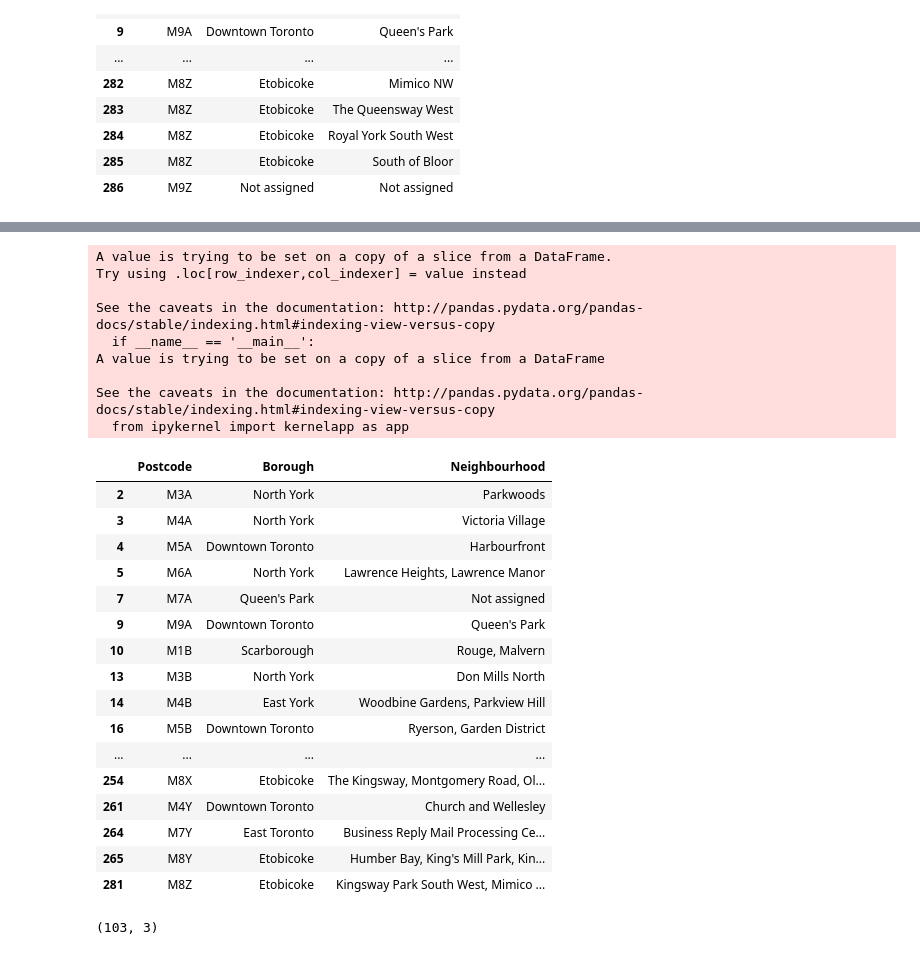
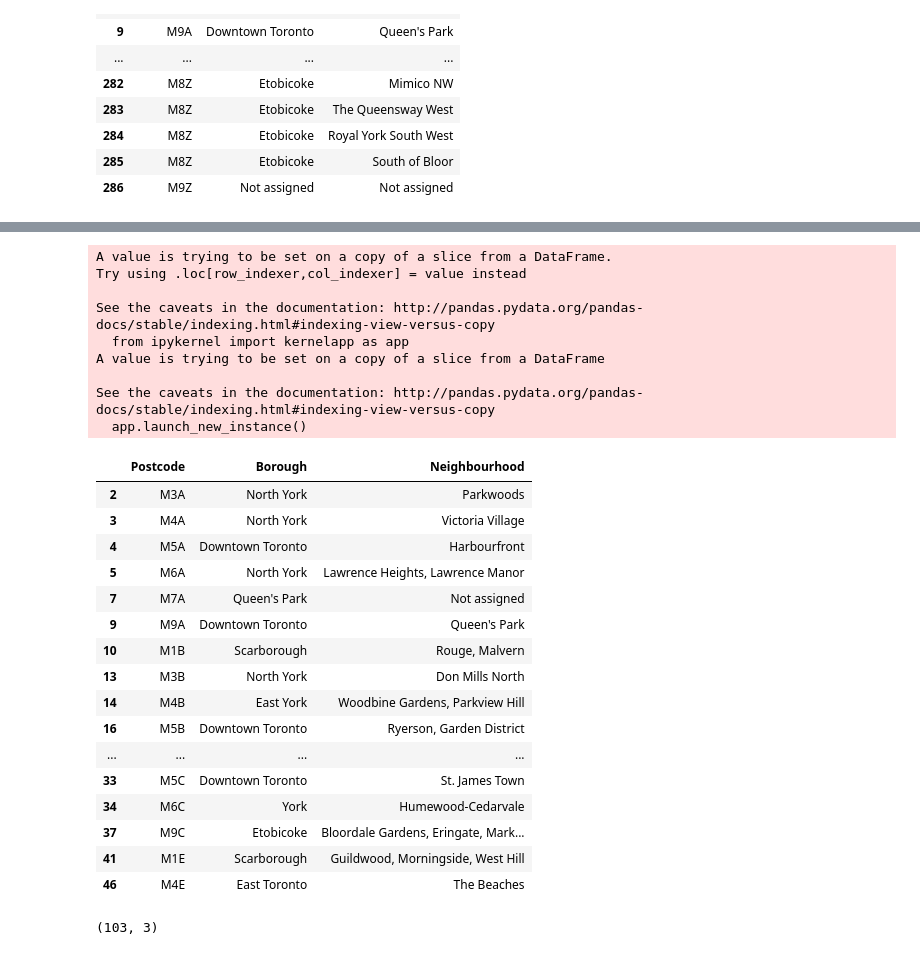
Before and after one commit to GUC83/github-coursera, a Jupyter notebook: Capstone Project .ipynb, the cells around one changed output, grey strips where cells are left out. Saved outputs shown, nothing was run; the diff lists cells and outputs as text; code cells hidden in the pictures.

```diff
--- a/Capstone Project .ipynb
+++ b/Capstone Project .ipynb
@@ -82,35 +71,35 @@ df
 # %%
-
+#SSeparating with commas and eliminating duplicates
 df['Neighbourhood'] = df.groupby("Postcode")["Neighbourhood"].transform(lambda neigh: ', '.join(neigh))
 df.drop_duplicates(subset ="Postcode", inplace = True)
-df
+df.head(20)
 # %% [output]
 A value is trying to be set on a copy of a slice from a DataFrame.
 Try using .loc[row_indexer,col_indexer] = value instead
 
 See the caveats in the documentation: http://pandas.pydata.org/pandas-docs/stable/indexing.html#indexing-view-versus-copy
-  if __name__ == '__main__':
+  from ipykernel import kernelapp as app
 A value is trying to be set on a copy of a slice from a DataFrame
 
 See the caveats in the documentation: http://pandas.pydata.org/pandas-docs/stable/indexing.html#indexing-view-versus-copy
-  from ipykernel import kernelapp as app
+  app.launch_new_instance()
 |  | Postcode | Borough | Neighbourhood |
 | 2 | M3A | North York | Parkwoods |
 | 3 | M4A | North York | Victoria Village |
 | 4 | M5A | Downtown Toronto | Harbourfront |
 | 5 | M6A | North York | Lawrence Heights, Lawrence Manor |
 | 7 | M7A | Queen's Park | Not assigned |
 | 9 | M9A | Downtown Toronto | Queen's Park |
 | 10 | M1B | Scarborough | Rouge, Malvern |
 | 13 | M3B | North York | Don Mills North |
 | 14 | M4B | East York | Woodbine Gardens, Parkview Hill |
 | 16 | M5B | Downtown Toronto | Ryerson, Garden District |
 | ... | ... | ... | ... |
-| 254 | M8X | Etobicoke | The Kingsway, Montgomery Road, Ol... |
-| 261 | M4Y | Downtown Toronto | Church and Wellesley |
-| 264 | M7Y | East Toronto | Business Reply Mail Processing Ce... |
-| 265 | M8Y | Etobicoke | Humber Bay, King's Mill Park, Kin... |
-| 281 | M8Z | Etobicoke | Kingsway Park South West, Mimico ... |
+| 33 | M5C | Downtown Toronto | St. James Town |
+| 34 | M6C | York | Humewood-Cedarvale |
+| 37 | M9C | Etobicoke | Bloordale Gardens, Eringate, Mark... |
+| 41 | M1E | Scarborough | Guildwood, Morningside, West Hill |
+| 46 | M4E | East Toronto | The Beaches |
 # %%
 df.shape
 # %% [output]
```
Also changed, not shown: parts of 3 cells of this notebook.
